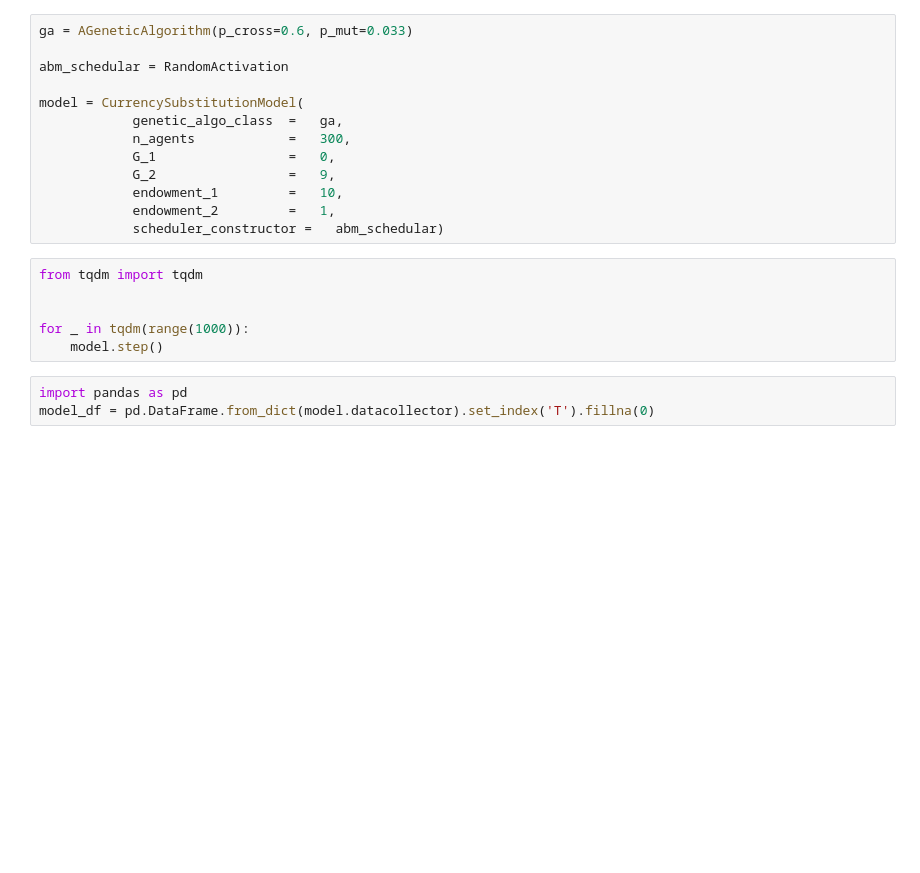
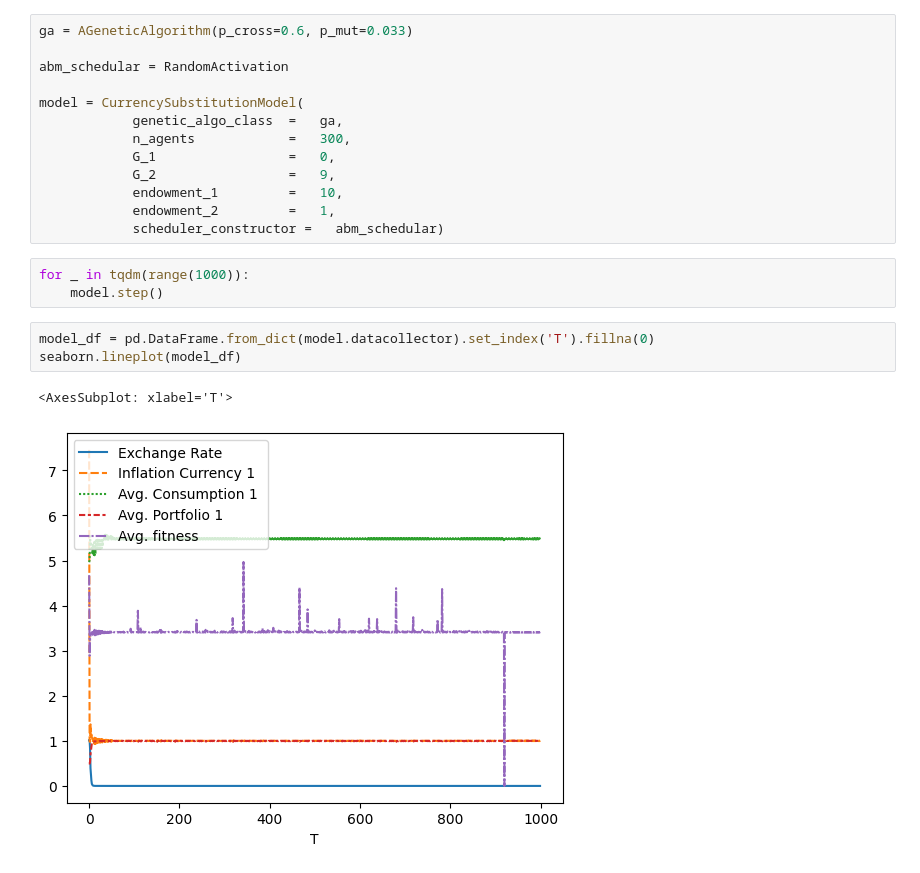
Before and after one commit to teddy21019/Econ-Code-Reproduction, a Jupyter notebook: Arifovic 01/sandbox.ipynb, the cells around one changed output. Saved outputs shown, nothing was run; the diff lists cells and outputs as text; blank space fills up the shorter version.

```diff
--- a/Arifovic 01/sandbox.ipynb
+++ b/Arifovic 01/sandbox.ipynb
@@ -21,11 +27,11 @@ model = CurrencySubstitutionModel(
             endowment_2         =   1,
             scheduler_constructor =   abm_schedular)
 # %%
-from tqdm import tqdm
-
-
 for _ in tqdm(range(1000)):
     model.step()
 # %%
-import pandas as pd
 model_df = pd.DataFrame.from_dict(model.datacollector).set_index('T').fillna(0)
+seaborn.lineplot(model_df)
+# %% [output]
+<AxesSubplot: xlabel='T'>
+[figure, added]
```
Also changed, not shown: parts of 8 cells of this notebook.
